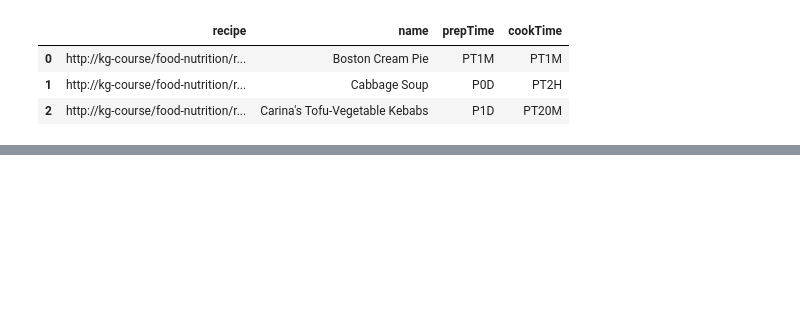
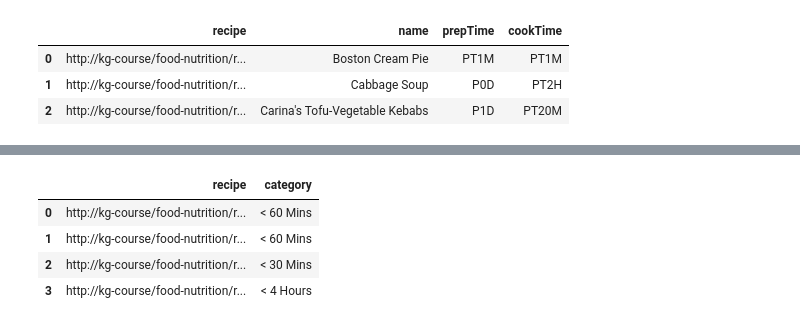
Before and after one commit to iscomper/BMKG-Assignemnt-2, a Jupyter notebook: Experiments.ipynb, the cells around one changed output, grey strips where cells are left out. Saved outputs shown, nothing was run; the diff lists cells and outputs as text; code cells hidden in the pictures; blank space fills up the shorter version.

```diff
--- a/Experiments.ipynb
+++ b/Experiments.ipynb
@@ -196,0 +207,3 @@ run_query(g,"check_for_durations.rq")
+# %%
+run_query(g,"check_for_wrong_category_value.rq")
+# %% [output]
@@ -196,0 +211,5 @@ run_query(g,"check_for_durations.rq")
+|  | recipe | category |
+| 0 | http://kg-course/food-nutrition/r... | < 60 Mins |
+| 1 | http://kg-course/food-nutrition/r... | < 60 Mins |
+| 2 | http://kg-course/food-nutrition/r... | < 30 Mins |
+| 3 | http://kg-course/food-nutrition/r... | < 4 Hours |
```
Also changed, not shown: parts of 3 cells of this notebook, 2 other files.
